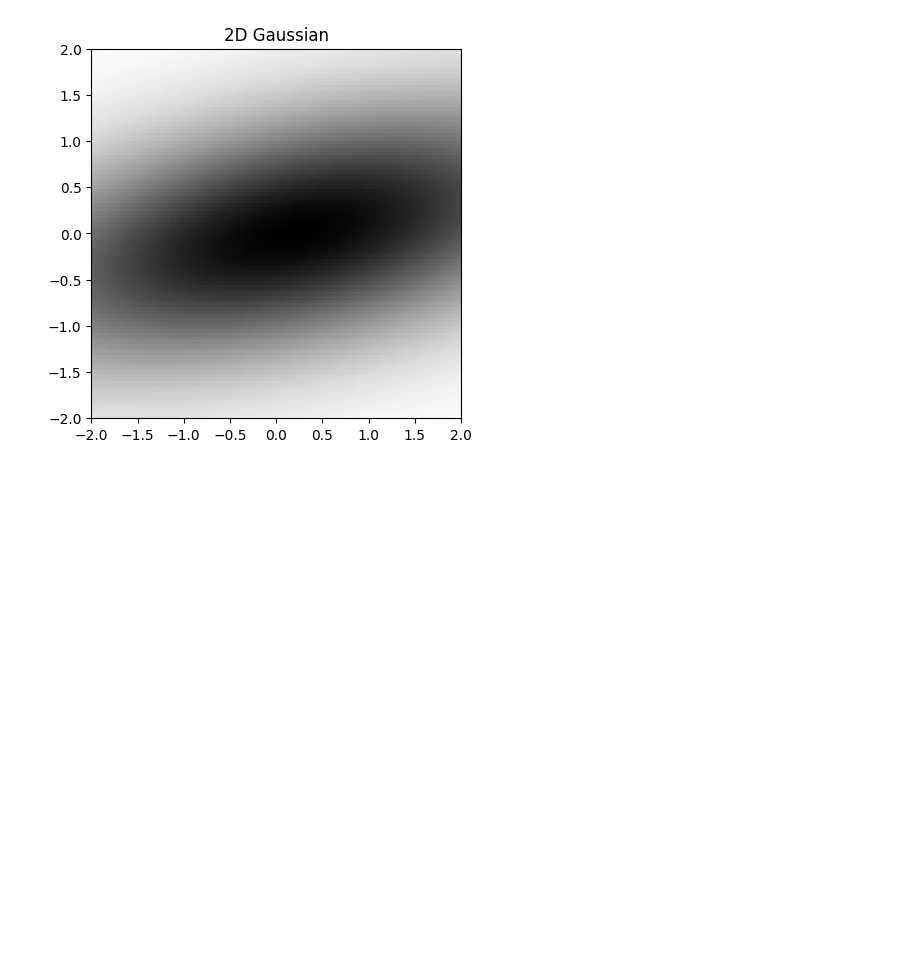
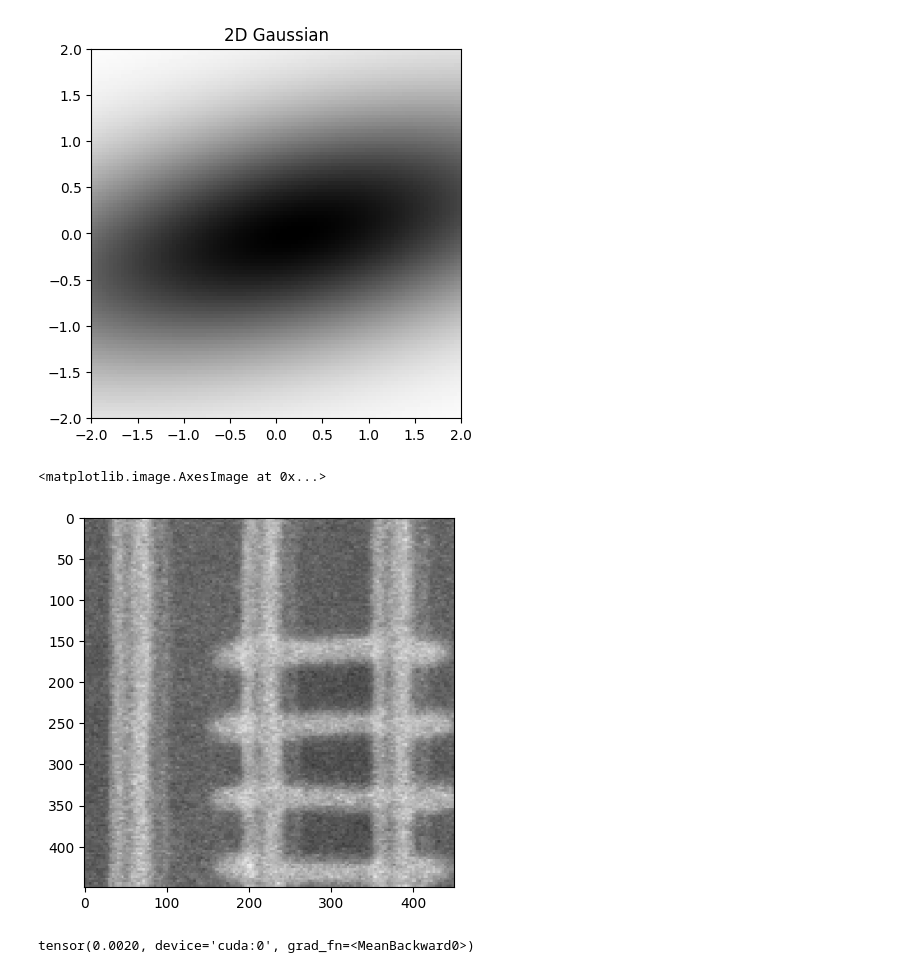
Before and after one commit to SuperVK/sparse-image-repr-bep, a Jupyter notebook: project.ipynb, the cells around one changed output. Saved outputs shown, nothing was run; the diff lists cells and outputs as text; code cells hidden in the pictures; blank space fills up the shorter version.

```diff
--- a/project.ipynb
+++ b/project.ipynb
@@ -328,3 +296,23 @@ torch.Size([1, 2, 2])
 torch.Size([1, 2])
 tensor([0.1213])
 [figure]
+# %%
+img = torchvision.transforms.functional.crop(torchvision.io.decode_image('./data/sem-railroad.png').float(), 0, 0, 450, 450)
+
+plt.imshow(img.mean(0), origin='upper', cmap='gray', vmin=0, vmax=255)
+# %% [output]
+<matplotlib.image.AxesImage at 0x...>
+[figure, added]
+# %%
+learning_rate = 0.05
+iterations = 5000
+guassians = 28*28
+
+# create a 5x5 with a black stripe in the middle
+output_z = torchvision.transforms.Resize(100)(img).mean(0).to(device) / 255.0
+
+loss, w = train(learning_rate, iterations, guassians, output_z)
+
+print(loss)
+# %% [output]
+tensor(0.0020, device='cuda:0', grad_fn=<MeanBackward0>)
```
Also changed, not shown: parts of 15 cells of this notebook.
